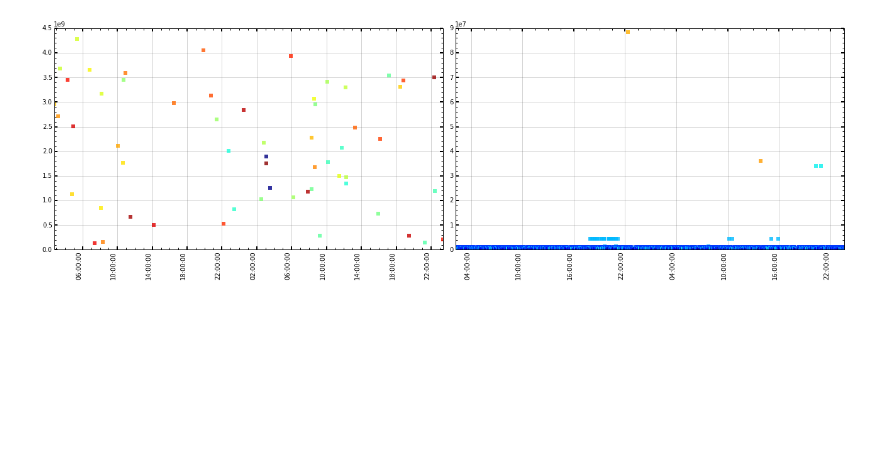
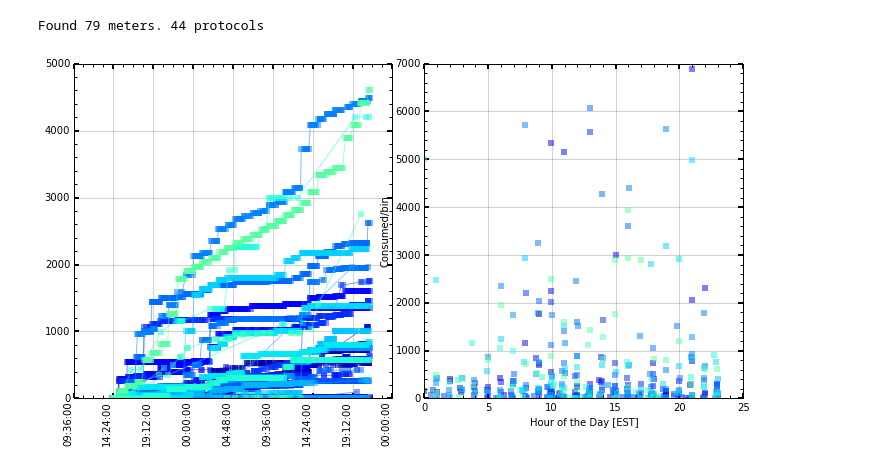
Before and after one commit to ajmendez/smartmeter, a Jupyter notebook: notebook/rtlamr.ipynb, the cells around one changed output. Drawn from its saved outputs; the diff is of its cells as text; code cells hidden in the pictures; blank space fills up the shorter version.

```diff
--- a/notebook/rtlamr.ipynb
+++ b/notebook/rtlamr.ipynb
@@ -46,18 +48,0 @@ Found 94 meters
-# %%
-protocol = sorted(np.unique([item['Message']['ProtocolID'] for item in out]))
-
-setup(figsize=(18,6))
-for i,p in enumerate(np.unique(protocol)):
-    j = 0 if p == 30 else 1
-    setup(subplt=(1,2,j))
-    for i, item in enumerate(out):
-        msg = item['Message']
-        if msg['ProtocolID'] != p:
-            continue
-        tmp = parse(item['Time'])
-        color = colors[msg['EndpointID']]
-        pylab.plot(tmp, msg['Consumption'], 's', color=color, lw=0, alpha=0.8, markeredgecolor='none')
-    dateticks('%H:%M:%S', rotation=90)
-pylab.tight_layout()
-# %% [output]
-[figure, removed]
@@ -65,0 +49,4 @@ pylab.tight_layout()
+# %%
+print 'Found {} meters. {} protocols'.format(len(utmp), len(protocol))
+# %% [output]
+Found 79 meters. 44 protocols
@@ -65,0 +76,41 @@ pylab.tight_layout()
+# %%
+endpoints = sorted(np.unique(data['endpoint']))
+for i, endpoint in enumerate(endpoints):
+    ii = np.where(data['endpoint'] == endpoint)[0]
+    if len(ii) <= 1: continue
+#     print '{: 3d} {:03d} {: 8d} {: 3d} {: 3d}'.format(i, len(ii), endpoint, np.unique(data['protocol'][ii])[0], np.unique(data['type'][ii])[0])
+# %%
+endpoints = sorted(np.unique(data['endpoint']))
+protocol = sorted(np.unique(data['protocol']))
+colors = {x:pylab.cm.jet(i*1.0/len(endpoints)) for i,x in enumerate(endpoints)}
+protocol_colors = {x:pylab.cm.jet(i*1.0/len(protocol)) for i,x in enumerate(protocol)}
+
+setup(figsize=(12,6), subplt=(1,2,1))
+for i, endpoint in enumerate(endpoints):
+    ii = np.where(data['endpoint'] == endpoint)[0]
+    if len(ii) <= 1:
+        continue
+    minval = np.nanmin(data['consume'][ii])
+    assert len(np.unique(data['protocol'][ii]))== 1, 'Found multiple protocols for a given endpoint!'
+    pylab.plot(data['date'][ii], data['consume'][ii] - minval, '-s',
+               color=colors[endpoint], markeredgecolor='none', alpha=0.5)
+dateticks('%H:%M:%S', rotation=90)
+
+setup(subplt=(1,2,2), xlabel='Hour of the Day [EST]', ylabel='Consumed/bin')
+consume_hour = []
+consume_val  = []
+for i, endpoint in enumerate(endpoints):
+    ii = np.where(data['endpoint'] == endpoint)[0]
+    if len(ii) <= 1:
+        continue
+    starthour = data['hour'][ii][:-1]
+    consumed = np.diff(data['consume'][ii]) / np.diff(data['hour'][ii])
+    jj = np.where(consumed > 0)[0]
+    consume_hour.extend(starthour[jj])
+    consume_val.extend(consumed[jj])
+
+    pylab.plot(starthour[jj], consumed[jj], 's',
+               color=colors[endpoint],
+               markeredgecolor='none', alpha=0.5)
+# %% [output]
+[figure, added]
```
Also changed, not shown: parts of 9 cells of this notebook.
